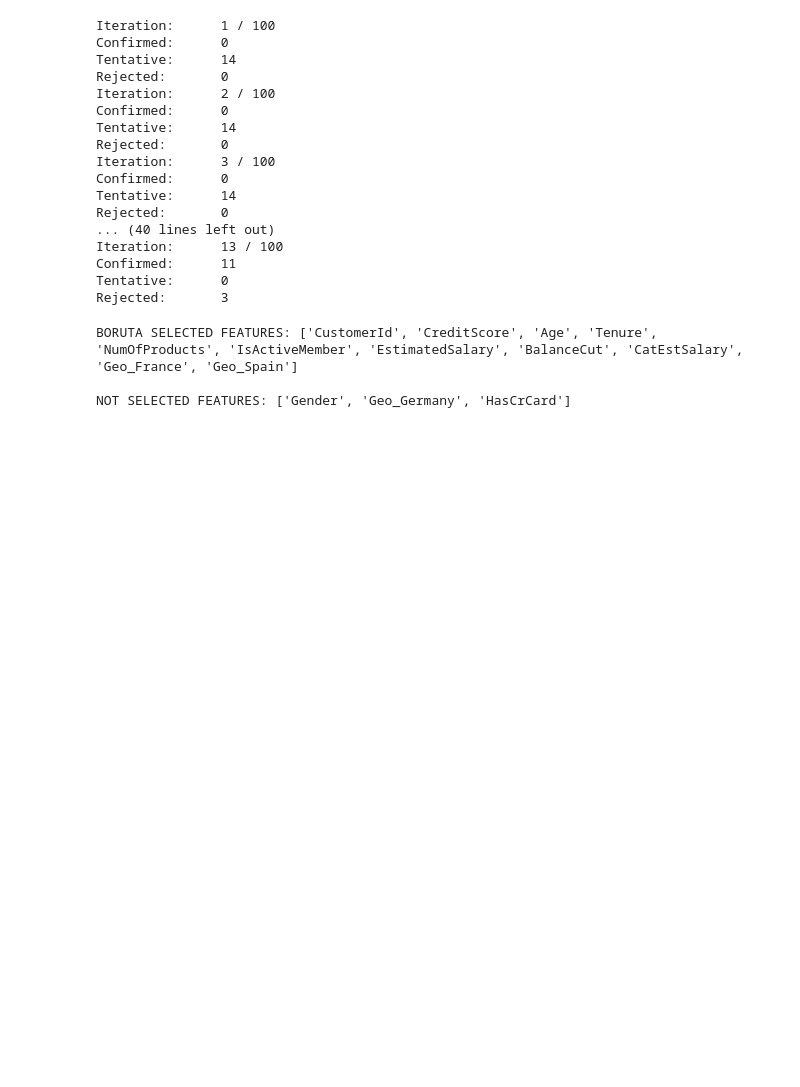
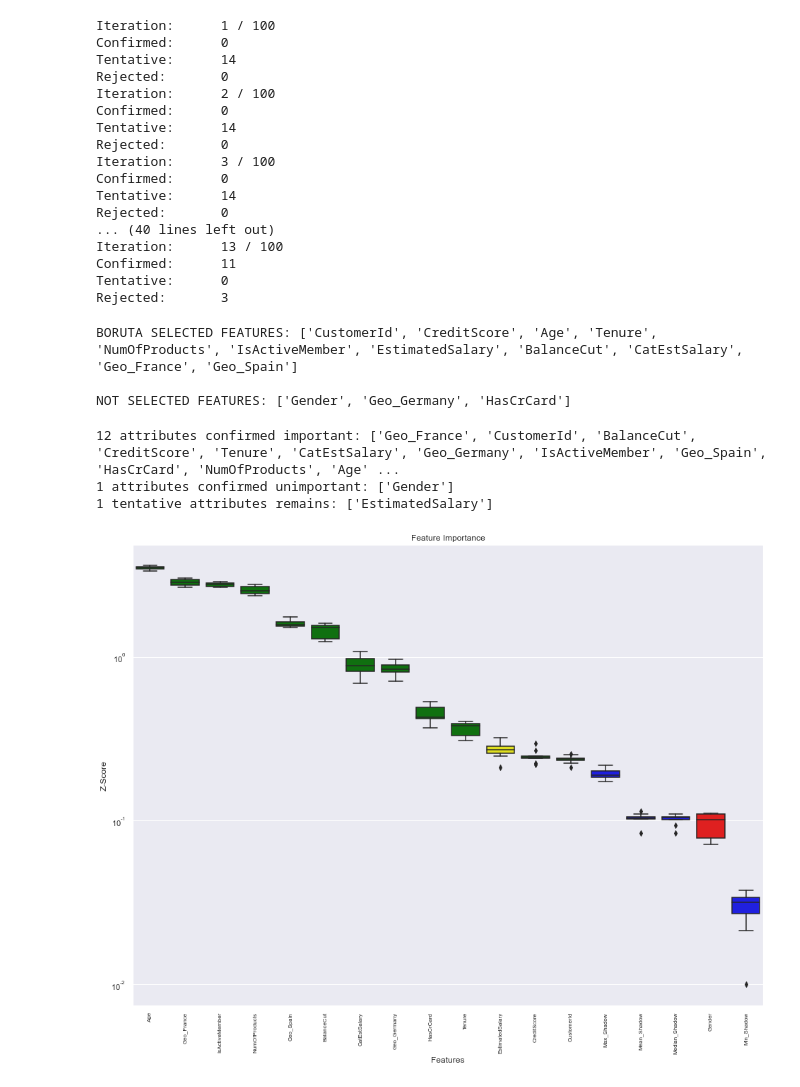
Before and after one commit to felipedmnq/churn-prediction, a Jupyter notebook: notebooks/C1_churn.ipynb, the cells around one changed output. Drawn from its saved outputs; the diff is of its cells as text; code cells hidden in the pictures; blank space fills up the shorter version.

```diff
--- a/notebooks/C1_churn.ipynb
+++ b/notebooks/C1_churn.ipynb
@@ -732,4 +758,12 @@ NOT SELECTED FEATURES: ['Gender', 'Geo_Germany', 'HasCrCard']
 
 boruta_shap = BorutaShap(rf)
 
-boruta_shap.fit(X=X_train, y=y_train, n_trials=10, random_state=14)
+#boruta_shap.fit(X=X_train, y=y_train, n_trials=10, random_state=14)
+# %% [output]
+12 attributes confirmed important: ['Geo_France', 'CustomerId', 'BalanceCut', 'CreditScore', 'Tenure', 'CatEstSalary', 'Geo_Germany', 'IsActiveMember', 'Geo_Spain', 'HasCrCard', 'NumOfProducts', 'Age' ...
+1 attributes confirmed unimportant: ['Gender']
+1 tentative attributes remains: ['EstimatedSalary']
+# %%
+boruta_shap.plot(which_features='all', figsize=(16,12))
+# %% [output]
+[figure, added]
```
Also changed, not shown: parts of 18 cells of this notebook.
